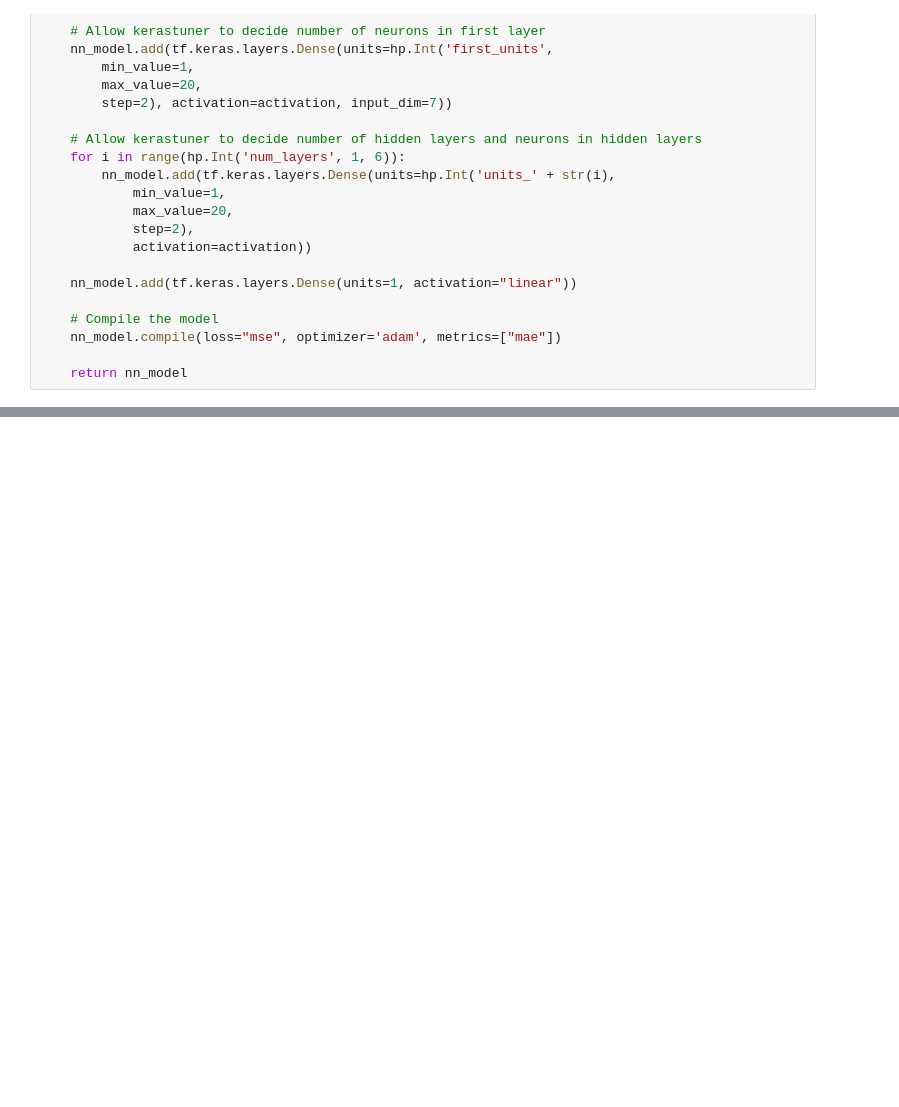
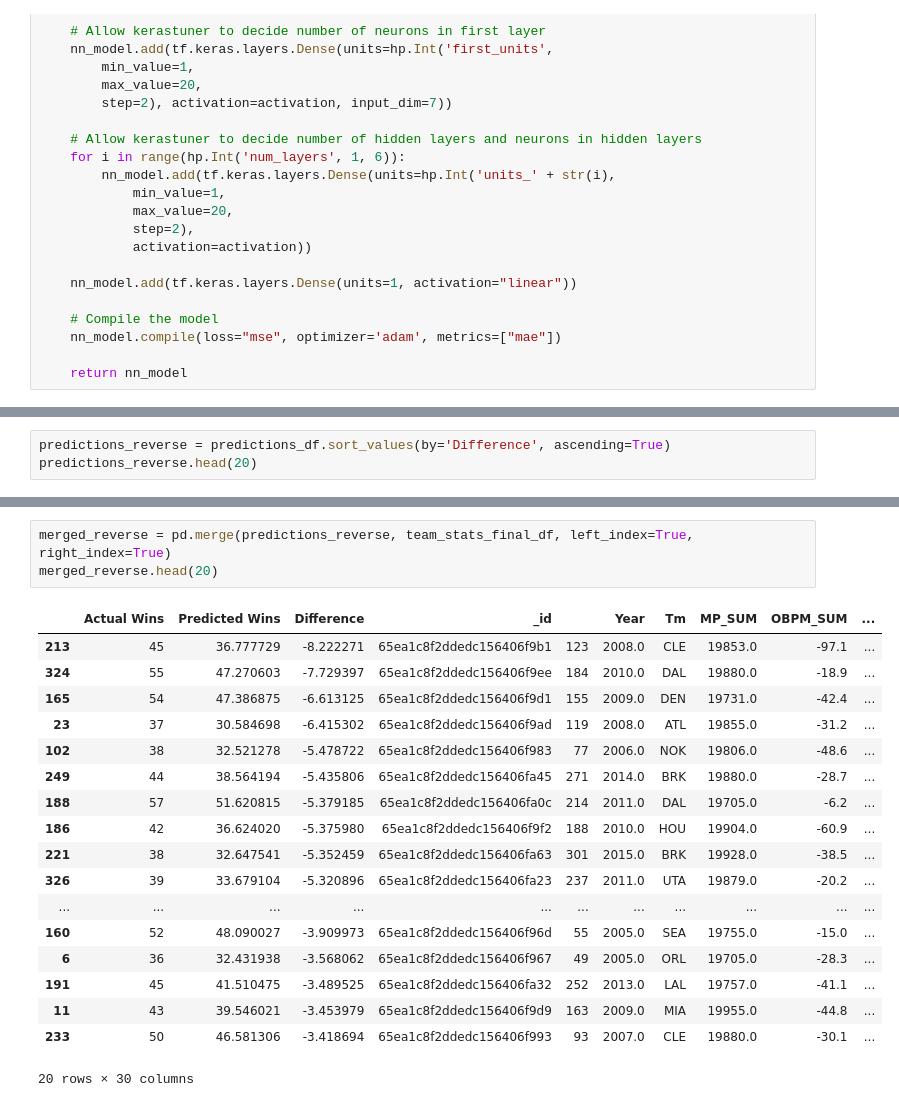
Before and after one commit to Lillyrue/Project-4, a Jupyter notebook: model_optimization_colab_neural_year.ipynb, the cells around one changed output, grey strips where cells are left out. Saved outputs shown, nothing was run; the diff lists cells and outputs as text; blank space fills up the shorter version.

```diff
--- a/model_optimization_colab_neural_year.ipynb
+++ b/model_optimization_colab_neural_year.ipynb
@@ -249,0 +261,3 @@ plt.show()
+# %%
+predictions_reverse = predictions_df.sort_values(by='Difference', ascending=True)
+predictions_reverse.head(20)
@@ -249,0 +290,22 @@ plt.show()
+# %%
+merged_reverse = pd.merge(predictions_reverse, team_stats_final_df, left_index=True, right_index=True)
+merged_reverse.head(20)
+# %% [output]
+|  | Actual Wins | Predicted Wins | Difference | _id |  | Year | Tm | MP_SUM | OBPM_SUM | ... |
+| 213 | 45 | 36.777729 | -8.222271 | 65ea1c8f2ddedc156406f9b1 | 123 | 2008.0 | CLE | 19853.0 | -97.1 | ... |
+| 324 | 55 | 47.270603 | -7.729397 | 65ea1c8f2ddedc156406f9ee | 184 | 2010.0 | DAL | 19880.0 | -18.9 | ... |
+| 165 | 54 | 47.386875 | -6.613125 | 65ea1c8f2ddedc156406f9d1 | 155 | 2009.0 | DEN | 19731.0 | -42.4 | ... |
+| 23 | 37 | 30.584698 | -6.415302 | 65ea1c8f2ddedc156406f9ad | 119 | 2008.0 | ATL | 19855.0 | -31.2 | ... |
+| 102 | 38 | 32.521278 | -5.478722 | 65ea1c8f2ddedc156406f983 | 77 | 2006.0 | NOK | 19806.0 | -48.6 | ... |
+| 249 | 44 | 38.564194 | -5.435806 | 65ea1c8f2ddedc156406fa45 | 271 | 2014.0 | BRK | 19880.0 | -28.7 | ... |
+| 188 | 57 | 51.620815 | -5.379185 | 65ea1c8f2ddedc156406fa0c | 214 | 2011.0 | DAL | 19705.0 | -6.2 | ... |
+| 186 | 42 | 36.624020 | -5.375980 | 65ea1c8f2ddedc156406f9f2 | 188 | 2010.0 | HOU | 19904.0 | -60.9 | ... |
+| 221 | 38 | 32.647541 | -5.352459 | 65ea1c8f2ddedc156406fa63 | 301 | 2015.0 | BRK | 19928.0 | -38.5 | ... |
+| 326 | 39 | 33.679104 | -5.320896 | 65ea1c8f2ddedc156406fa23 | 237 | 2011.0 | UTA | 19879.0 | -20.2 | ... |
+| ... | ... | ... | ... | ... | ... | ... | ... | ... | ... | ... |
+| 160 | 52 | 48.090027 | -3.909973 | 65ea1c8f2ddedc156406f96d | 55 | 2005.0 | SEA | 19755.0 | -15.0 | ... |
+| 6 | 36 | 32.431938 | -3.568062 | 65ea1c8f2ddedc156406f967 | 49 | 2005.0 | ORL | 19705.0 | -28.3 | ... |
+| 191 | 45 | 41.510475 | -3.489525 | 65ea1c8f2ddedc156406fa32 | 252 | 2013.0 | LAL | 19757.0 | -41.1 | ... |
+| 11 | 43 | 39.546021 | -3.453979 | 65ea1c8f2ddedc156406f9d9 | 163 | 2009.0 | MIA | 19955.0 | -44.8 | ... |
+| 233 | 50 | 46.581306 | -3.418694 | 65ea1c8f2ddedc156406f993 | 93 | 2007.0 | CLE | 19880.0 | -30.1 | ... |
+20 rows × 30 columns
```
Also changed, not shown: parts of 15 cells of this notebook, 3 other files.
